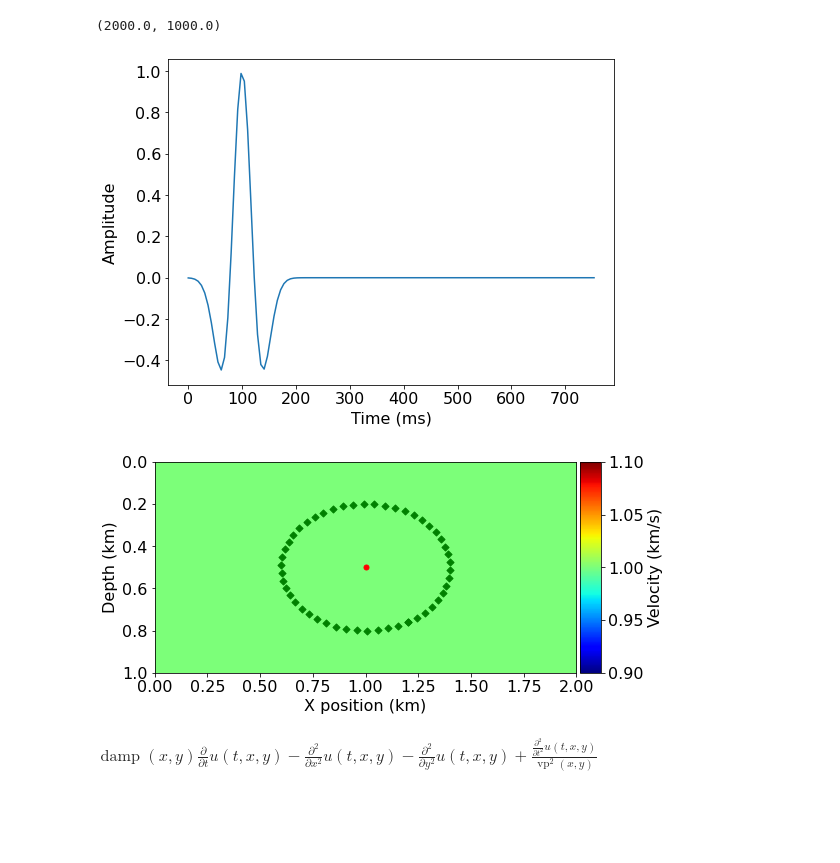
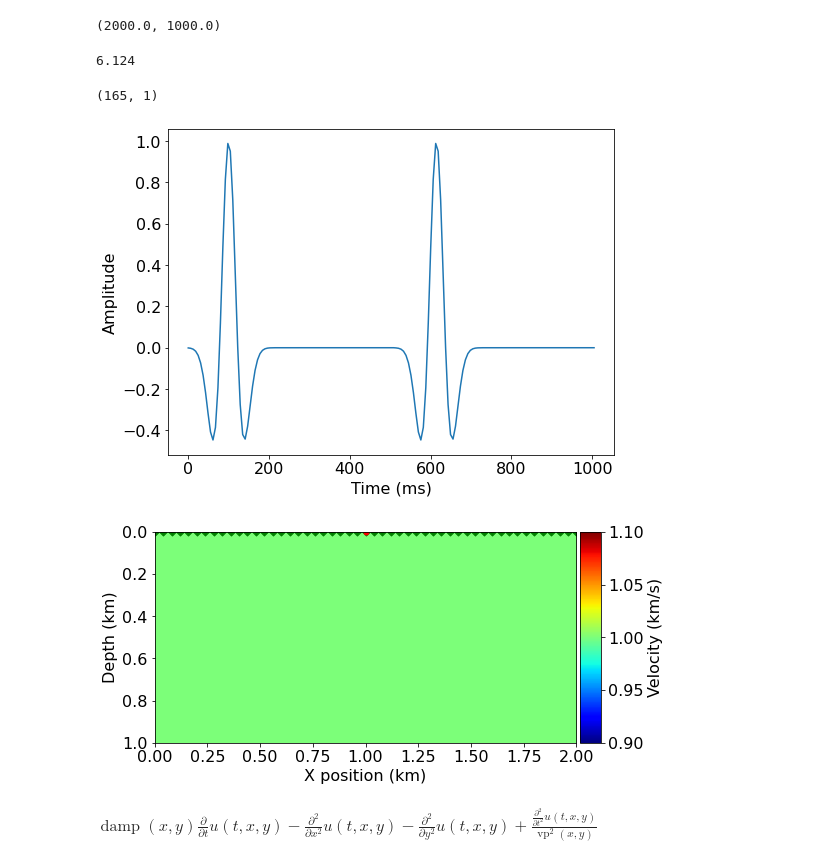
Before and after one commit to ReetMhaske/IITB-SSP-GLEE-Reet-Mhaske-, a Jupyter notebook: extract time record from devito receiver.ipynb, the cells around one changed output. Saved outputs shown, nothing was run; the diff lists cells and outputs as text; code cells hidden in the pictures; blank space fills up the shorter version.

```diff
--- a/extract time record from devito receiver.ipynb
+++ b/extract time record from devito receiver.ipynb
@@ -31,25 +31,31 @@ Operator `pad_vp` ran in 0.01 s
 from examples.seismic import TimeAxis
 
 t0 = 0.  # Simulation starts a t=0
-tn = 750.  # Simulation last 1 second (1000 ms)
+tn = 1000.  # Simulation last 1 second (1000 ms)
 dt = model.critical_dt  # Time step from model grid spacing
 time_range = TimeAxis(start=t0, stop=tn, step=dt)
+print(dt)
+# %% [output]
+6.124
 # %%
 #NBVAL_IGNORE_OUTPUT
 from examples.seismic import RickerSource
 
 f0 = 0.010  # Source peak frequency is 10Hz (0.010 kHz)
 src = RickerSource(name='src', grid=model.grid, f0=f0,
                    npoint=1, time_range=time_range)
 
 # Set source coordinates
 src.coordinates.data[0, 0] =model.domain_size[0] * .5
-src.coordinates.data[0, 1] =model.domain_size[1] * .5
-
+src.coordinates.data[0, 1] =0#model.domain_size[1] * .5
+print(src.data.shape)
+src.data[84:,0]=src.data[:81,0]
+#src.data[:62,0]+=src.data[62:,0]
 # We can plot the time signature to see the wavelet via:
 src.show()
 # %% [output]
+(165, 1)
-[figure, old version]
+[figure, new version]
 # %%
 #NBVAL_IGNORE_OUTPUT
 
@@ -58,20 +64,20 @@ from numpy import *
 # Create symbol for 101 receivers
 n_rec=201
 rec = Receiver(name='rec', grid=model.grid, npoint=n_rec, time_range=time_range)
-#rec.coordinates.data[:,0]=np.linspace(0,model.domain_size[0],200)
-m0=model.domain_size[0]/2
-m1=model.domain_size[1]/2
-a,b=0.4*m0,0.6*m1
+rec.coordinates.data[:,0]=np.linspace(0,model.domain_size[0],201)
+#m0=model.domain_size[0]/2
+#m1=model.domain_size[1]/2
+#a,b=0.4*m0,0.6*m1
 x=0
-while (x<201):
-    rec.coordinates.data[x,0]=a*cos(x*2*pi/200+pi/3)+m0
-    rec.coordinates.data[x,1]=b*sin(x*2*pi/200+pi/3)+m1
-    x+=1
+#while (x<201):
+  #  rec.coordinates.data[x,0]=a*cos(x*2*pi/200+pi/3)+m0
+   # rec.coordinates.data[x,1]=b*sin(x*2*pi/200+pi/3)+m1
+   # x+=1
 
 plot_velocity(model, source=src.coordinates.data,
               receiver=rec.coordinates.data[::4])
 # %% [output]
-[figure, old version]
+[figure, new version]
 # %%
 # In order to represent the wavefield u and the square slowness we need symbolic objects
 # corresponding to time-space-varying field (u, TimeFunction) and
```
Also changed, not shown: parts of 7 cells of this notebook.
